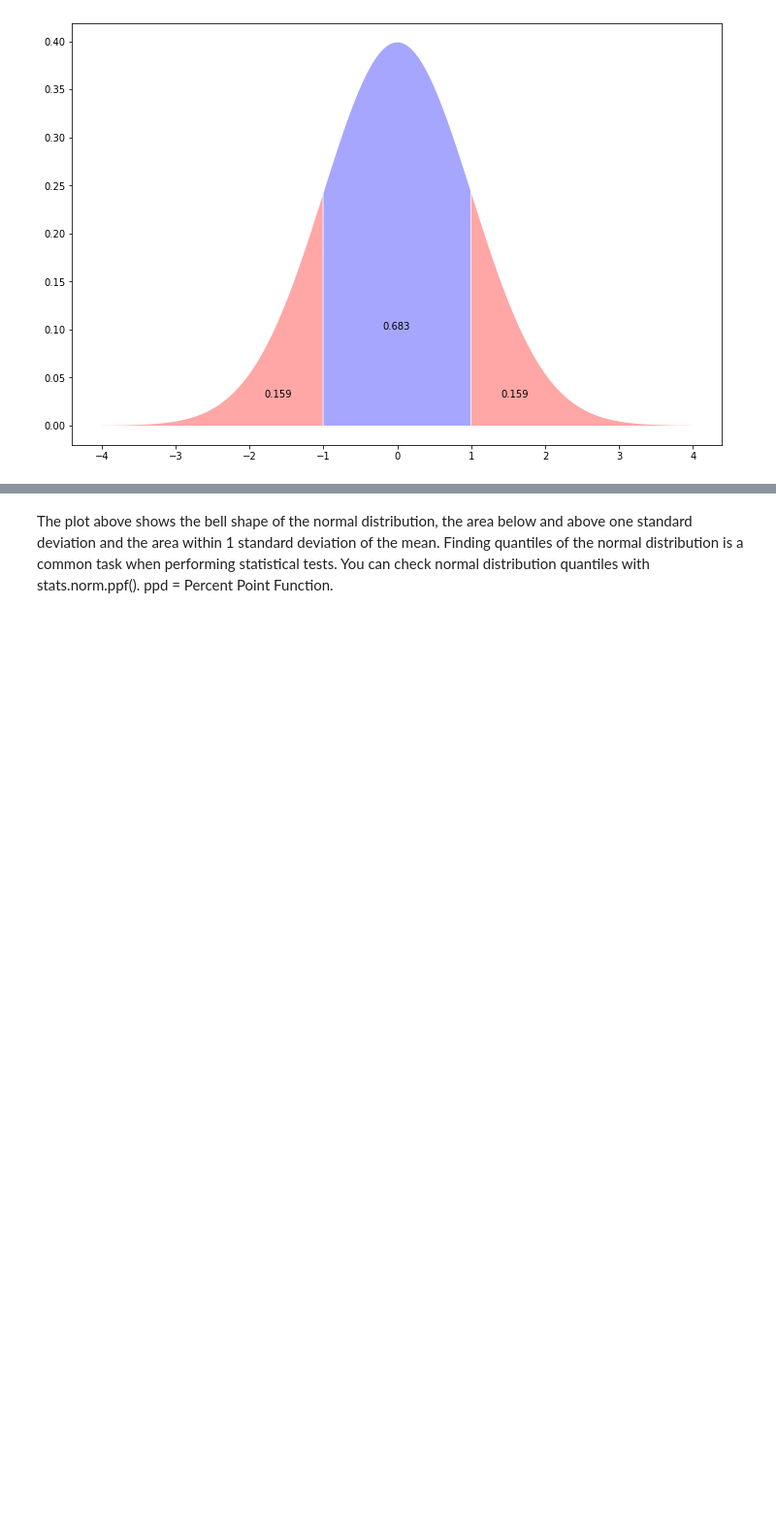
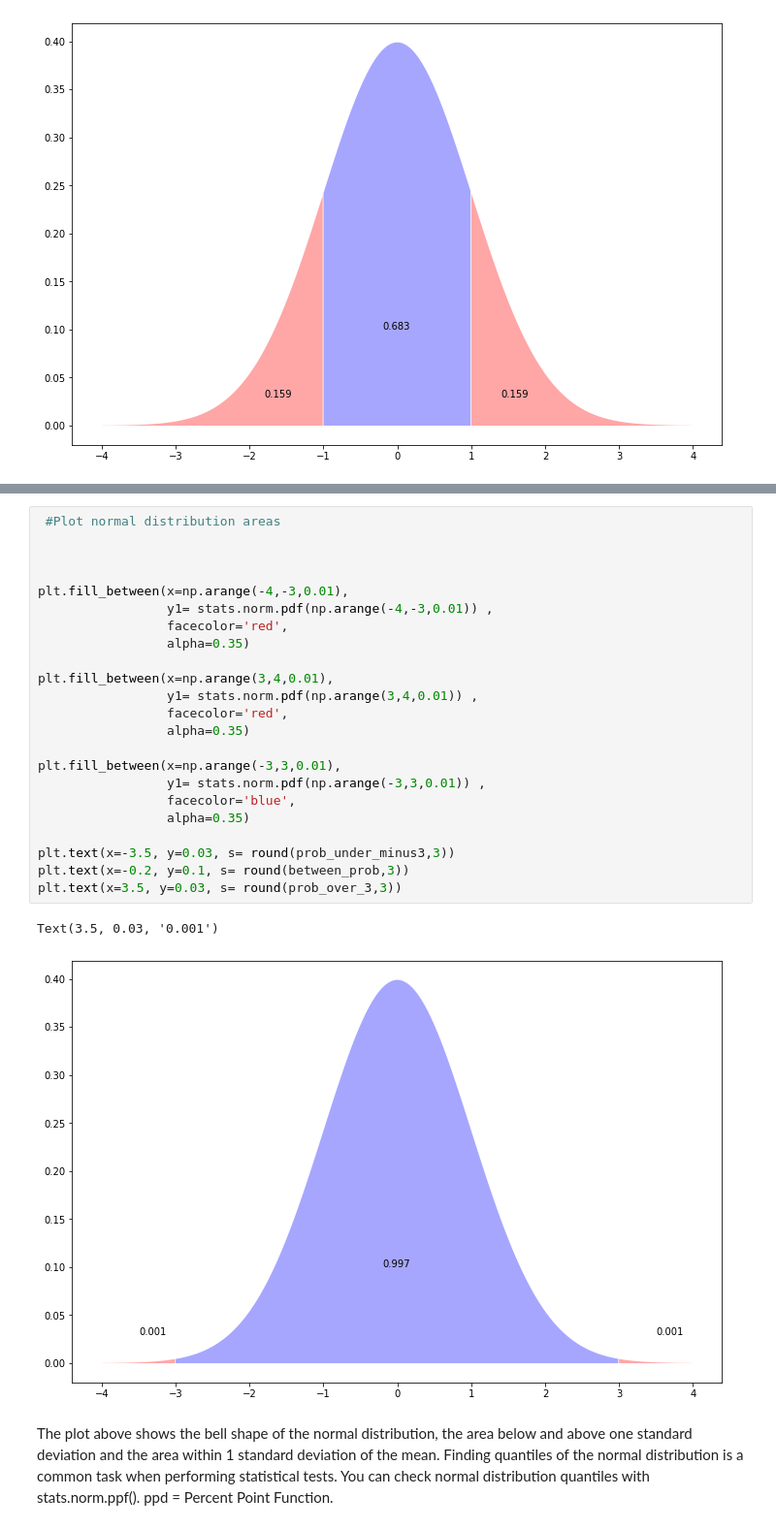
Before and after one commit to wcj365/python-stats-dataviz, a Jupyter notebook: 09_Normal_Distribution.ipynb, the cells around one changed output, grey strips where cells are left out. Shown at 97% size. Cells and saved outputs as stored; diff of their text form; blank space fills up the shorter version.

```diff
--- a/09_Normal_Distribution.ipynb
+++ b/09_Normal_Distribution.ipynb
@@ -223,3 +285,29 @@ Text(1.4, 0.03, '0.159')
+# %%
+ #Plot normal distribution areas
+
+
+
+plt.fill_between(x=np.arange(-4,-3,0.01),
+                 y1= stats.norm.pdf(np.arange(-4,-3,0.01)) ,
+                 facecolor='red',
+                 alpha=0.35)
+
+plt.fill_between(x=np.arange(3,4,0.01),
+                 y1= stats.norm.pdf(np.arange(3,4,0.01)) ,
+                 facecolor='red',
+                 alpha=0.35)
+
+plt.fill_between(x=np.arange(-3,3,0.01),
+                 y1= stats.norm.pdf(np.arange(-3,3,0.01)) ,
+                 facecolor='blue',
+                 alpha=0.35)
+
+plt.text(x=-3.5, y=0.03, s= round(prob_under_minus3,3))
+plt.text(x=-0.2, y=0.1, s= round(between_prob,3))
+plt.text(x=3.5, y=0.03, s= round(prob_over_3,3))
+# %% [output]
+Text(3.5, 0.03, '0.001')
+[figure, added]
 # %% [markdown]
 The plot above shows the bell shape of the normal distribution, the area below and above one standard deviation and the area within 1 standard deviation of the mean.
 Finding quantiles of the normal distribution is a common task when performing statistical tests. You can check normal distribution quantiles with stats.norm.ppf(). ppd = Percent Point Function.
```
Also changed, not shown: parts of 7 cells of this notebook.
